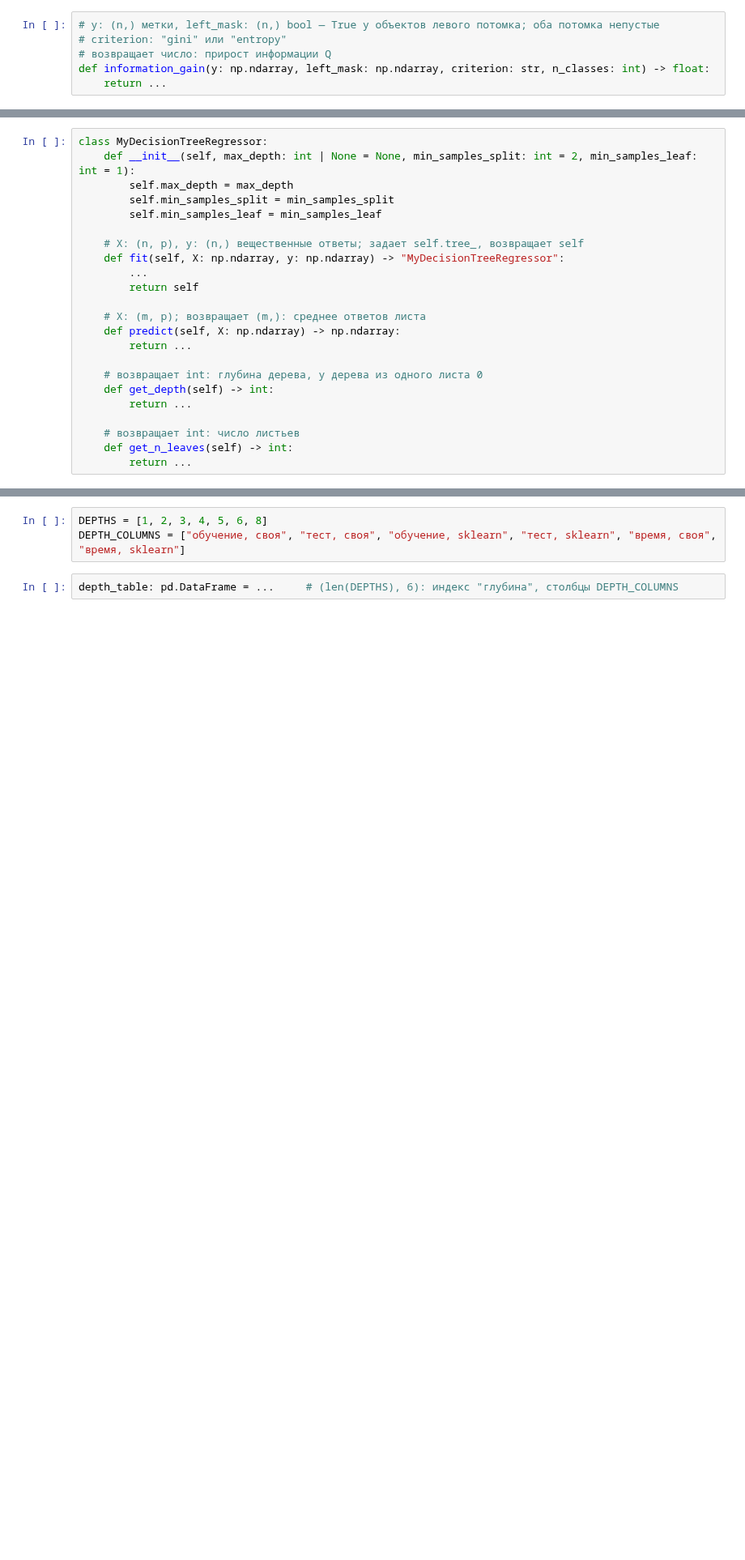
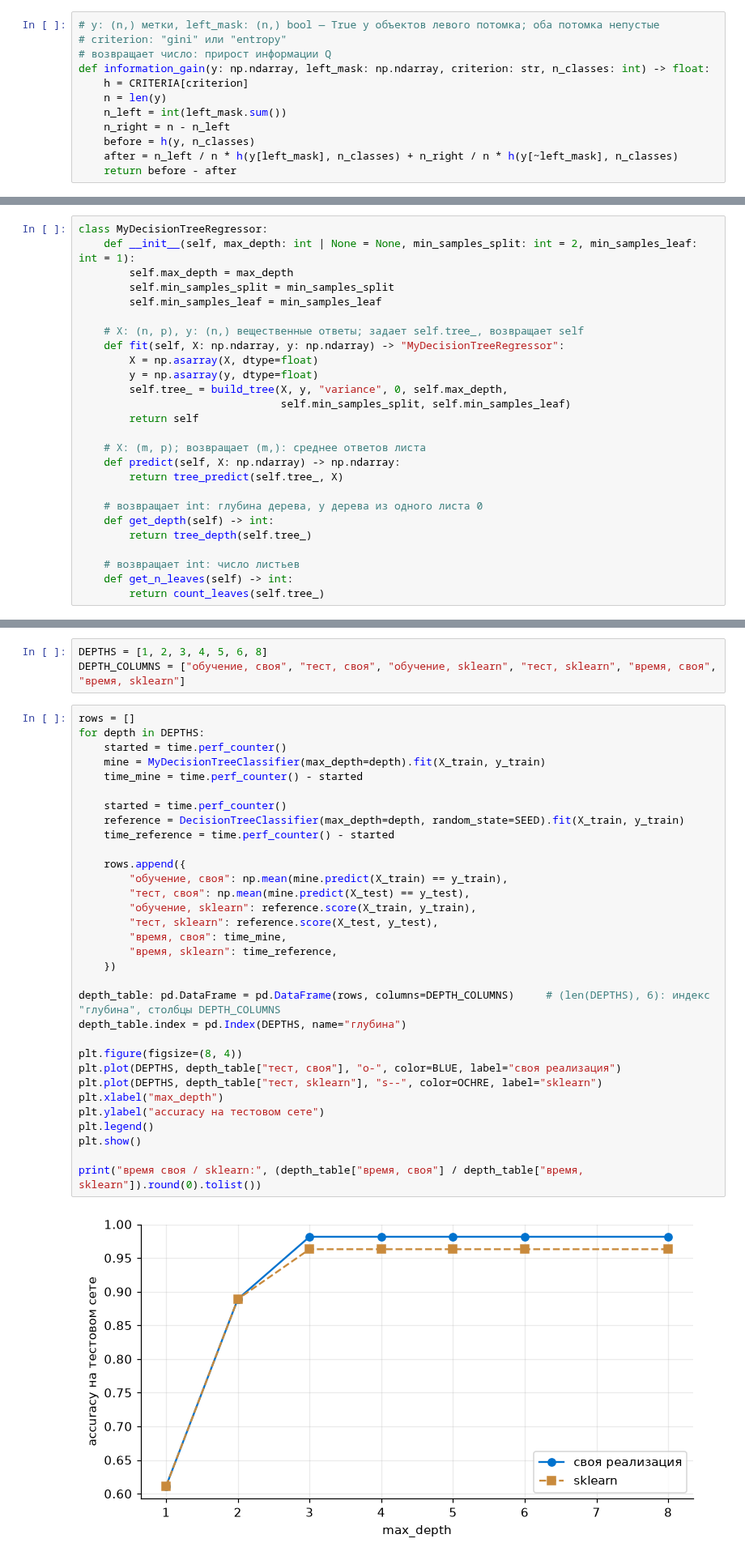
Before and after one commit to salexkon/ml_dafe_mipt, a Jupyter notebook: classes/week_08_trees/lab_08.ipynb, the cells around one changed output, grey strips where cells are left out. Shown at 81% size. Saved outputs shown, nothing was run; the diff lists cells and outputs as text; blank space fills up the shorter version.

```diff
--- a/classes/week_08_trees/lab_08.ipynb
+++ b/classes/week_08_trees/lab_08.ipynb
@@ -128,7 +138,13 @@ $$Q = H(R) - \frac{|R_l|}{|R|} H(R_l) - \frac{|R_r|}{|R|} H(R_r).$$
 # criterion: "gini" или "entropy"
 # возвращает число: прирост информации Q
 def information_gain(y: np.ndarray, left_mask: np.ndarray, criterion: str, n_classes: int) -> float:
-    return ...
+    h = CRITERIA[criterion]
+    n = len(y)
+    n_left = int(left_mask.sum())
+    n_right = n - n_left
+    before = h(y, n_classes)
+    after = n_left / n * h(y[left_mask], n_classes) + n_right / n * h(y[~left_mask], n_classes)
+    return before - after
 # %%
 # --- проверка ---
 y_toy = np.array([0] * 400 + [1] * 400)          # объекты 0–399 класса 0, объекты 400–799 класса 1
@@ -390,20 +512,23 @@ class MyDecisionTreeRegressor:
 
     # X: (n, p), y: (n,) вещественные ответы; задает self.tree_, возвращает self
     def fit(self, X: np.ndarray, y: np.ndarray) -> "MyDecisionTreeRegressor":
-        ...
+        X = np.asarray(X, dtype=float)
+        y = np.asarray(y, dtype=float)
+        self.tree_ = build_tree(X, y, "variance", 0, self.max_depth,
+                                self.min_samples_split, self.min_samples_leaf)
         return self
 
     # X: (m, p); возвращает (m,): среднее ответов листа
     def predict(self, X: np.ndarray) -> np.ndarray:
-        return ...
+        return tree_predict(self.tree_, X)
 
     # возвращает int: глубина дерева, у дерева из одного листа 0
     def get_depth(self) -> int:
-        return ...
+        return tree_depth(self.tree_)
 
     # возвращает int: число листьев
     def get_n_leaves(self) -> int:
-        return ...
+        return count_leaves(self.tree_)
 # %%
 # --- проверка ---
 for depth in [1, 2, 3]:
@@ -443,4 +571,36 @@ print("проверки пройдены")
 DEPTHS = [1, 2, 3, 4, 5, 6, 8]
 DEPTH_COLUMNS = ["обучение, своя", "тест, своя", "обучение, sklearn", "тест, sklearn", "время, своя", "время, sklearn"]
 # %%
-depth_table: pd.DataFrame = ...     # (len(DEPTHS), 6): индекс "глубина", столбцы DEPTH_COLUMNS
+rows = []
+for depth in DEPTHS:
+    started = time.perf_counter()
+    mine = MyDecisionTreeClassifier(max_depth=depth).fit(X_train, y_train)
+    time_mine = time.perf_counter() - started
+
+    started = time.perf_counter()
+    reference = DecisionTreeClassifier(max_depth=depth, random_state=SEED).fit(X_train, y_train)
+    time_reference = time.perf_counter() - started
+
+    rows.append({
+        "обучение, своя": np.mean(mine.predict(X_train) == y_train),
+        "тест, своя": np.mean(mine.predict(X_test) == y_test),
+        "обучение, sklearn": reference.score(X_train, y_train),
+        "тест, sklearn": reference.score(X_test, y_test),
+        "время, своя": time_mine,
+        "время, sklearn": time_reference,
+    })
+
+depth_table: pd.DataFrame = pd.DataFrame(rows, columns=DEPTH_COLUMNS)     # (len(DEPTHS), 6): индекс "глубина", столбцы DEPTH_COLUMNS
+depth_table.index = pd.Index(DEPTHS, name="глубина")
+
+plt.figure(figsize=(8, 4))
+plt.plot(DEPTHS, depth_table["тест, своя"], "o-", color=BLUE, label="своя реализация")
+plt.plot(DEPTHS, depth_table["тест, sklearn"], "s--", color=OCHRE, label="sklearn")
+plt.xlabel("max_depth")
+plt.ylabel("accuracy на тестовом сете")
+plt.legend()
+plt.show()
+
+print("время своя / sklearn:", (depth_table["время, своя"] / depth_table["время, sklearn"]).round(0).tolist())
+# %% [output]
+[figure, added]
```
Also changed, not shown: parts of 23 cells of this notebook.
